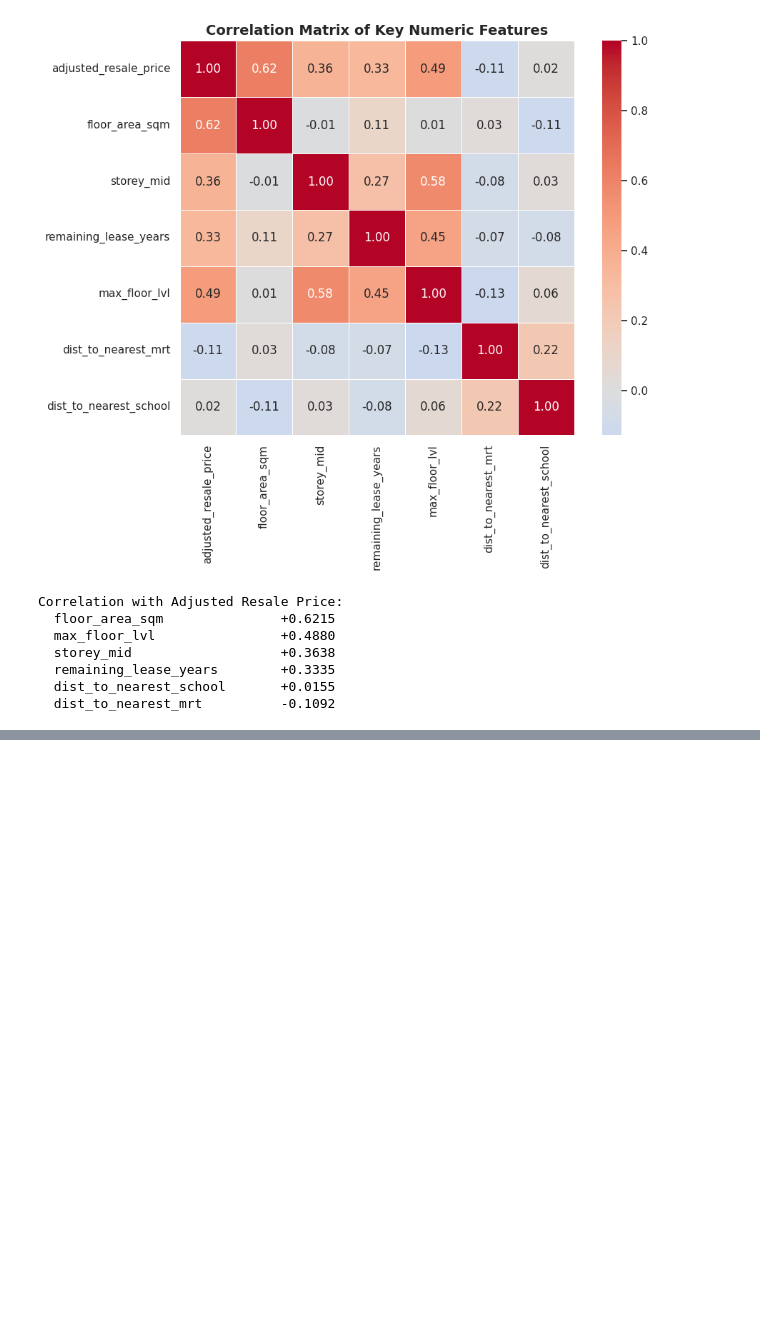
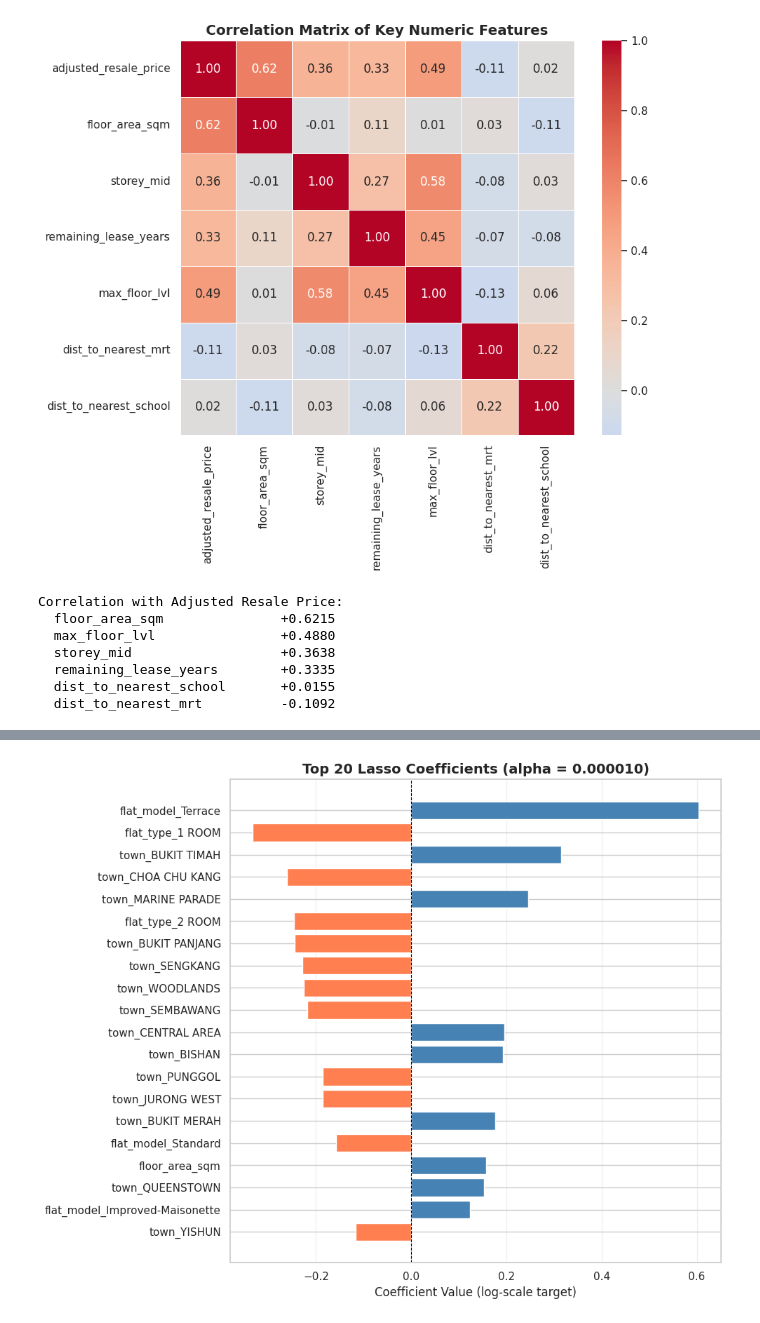
Before and after one commit to DanielNg0729/SC3021DataScienceProject, a Jupyter notebook: Group_1_SC3021.ipynb, the cells around one changed output, grey strips where cells are left out. Saved outputs shown, nothing was run; the diff lists cells and outputs as text; code cells hidden in the pictures; blank space fills up the shorter version.

```diff
--- a/Group_1_SC3021.ipynb
+++ b/Group_1_SC3021.ipynb
@@ -1623,0 +1862,26 @@ Our improvement strategy:
+# %%
+# --- 5e. Feature Analysis: Coefficients and Zero-Shrunk Features ---
+feature_names_lasso = preprocessor_lasso.get_feature_names_out()
+clean_names = [n.replace('num__', '').replace('cat__', '') for n in feature_names_lasso]
+
+lasso_coef_df = pd.DataFrame({
+    'Feature': clean_names,
+    'Coefficient': lasso_cv.coef_
+}).sort_values('Coefficient', key=abs, ascending=False)
+
+# Features shrunk to zero
+zero_features = lasso_coef_df[lasso_coef_df['Coefficient'] == 0]
+nonzero_features = lasso_coef_df[lasso_coef_df['Coefficient'] != 0]
+
+print(f"Total features         : {len(lasso_coef_df)}")
+print(f"Non-zero features      : {len(nonzero_features)}")
+print(f"Features shrunk to zero: {len(zero_features)}")
+
+if len(zero_features) > 0:
+    print(f"\n--- Features Shrunk to Zero by Lasso ---")
+    for _, row in zero_features.iterrows():
+        print(f"  {row['Feature']}")
+
+print(f"\n--- Top 15 Non-Zero Coefficients (by magnitude) ---")
+for _, row in nonzero_features.head(15).iterrows():
+    print(f"  {row['Feature']:<40s} {row['Coefficient']:>+.6f}")
@@ -1623,0 +1906,18 @@ Our improvement strategy:
+# %%
+# --- 5f. Visualise Top 20 Lasso Coefficients ---
+top_n = min(20, len(nonzero_features))
+plot_df = nonzero_features.head(top_n).copy()
+plot_df = plot_df.iloc[::-1]
+
+fig, ax = plt.subplots(figsize=(10, 8))
+colors = ['steelblue' if c > 0 else 'coral' for c in plot_df['Coefficient']]
+ax.barh(plot_df['Feature'], plot_df['Coefficient'], color=colors, edgecolor='white')
+ax.set_title(f'Top {top_n} Lasso Coefficients (alpha = {lasso_cv.alpha_:.6f})',
+             fontsize=14, fontweight='bold')
+ax.set_xlabel('Coefficient Value (log-scale target)')
+ax.axvline(0, color='black', linewidth=0.8, linestyle='--')
+ax.grid(axis='x', alpha=0.3)
+plt.tight_layout()
+plt.show()
+# %% [output]
+[figure, added]
```
Also changed, not shown: parts of 22 cells of this notebook.
